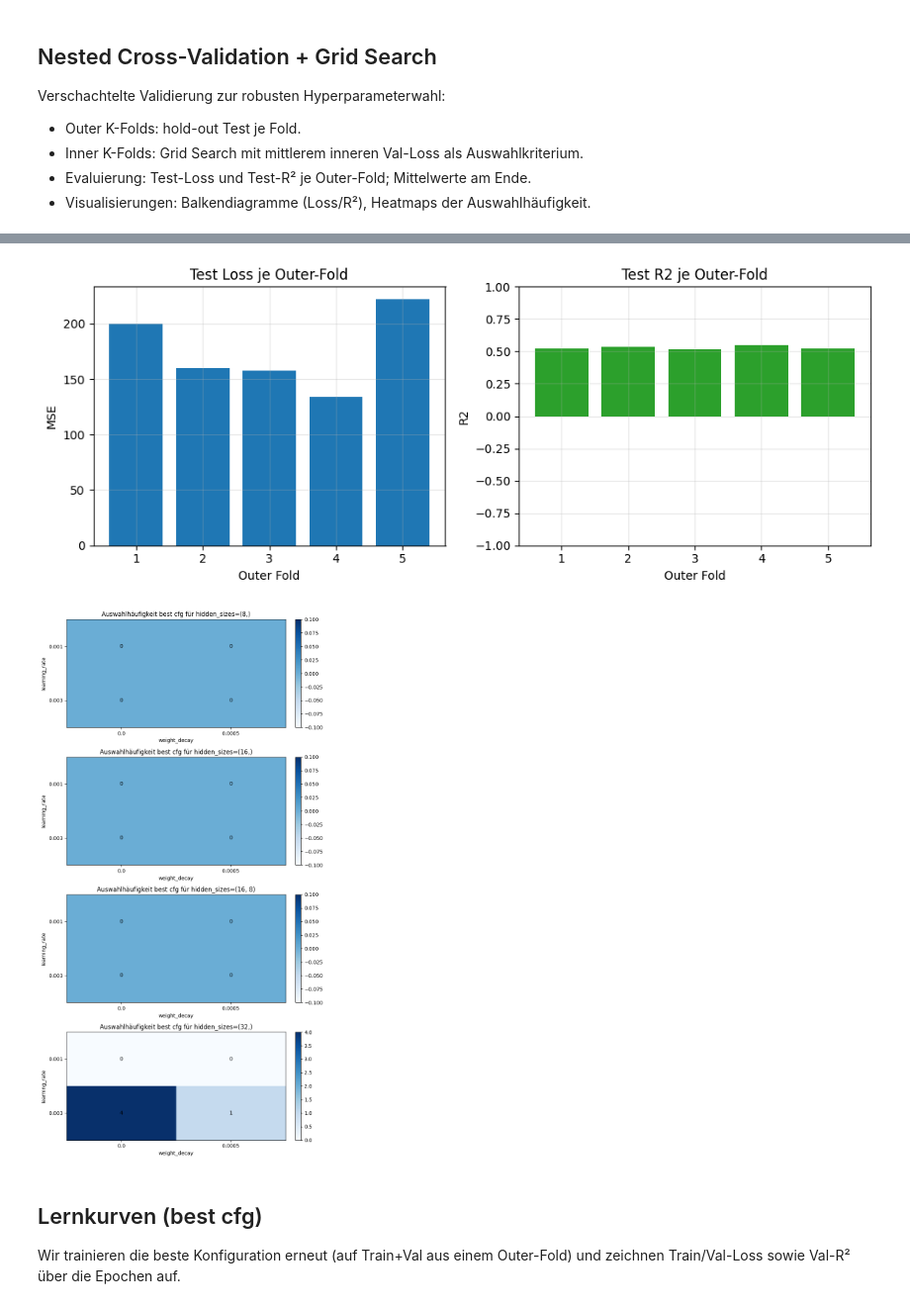
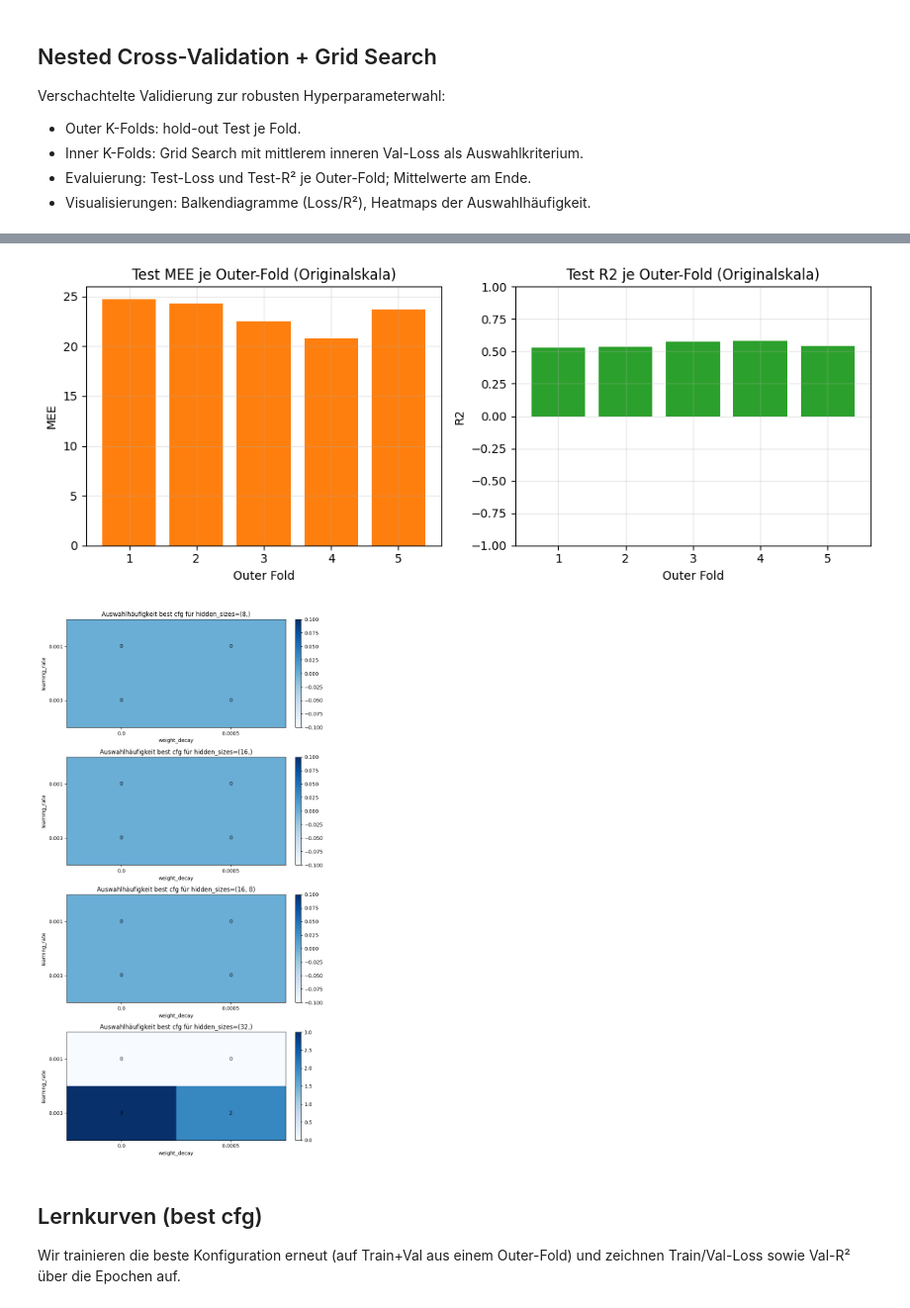
Before and after one commit to Mikael31/neural-network, a Jupyter notebook: cup dataset.ipynb, the cells around one changed output, grey strips where cells are left out. Shown at 99% size. Cells and saved outputs as stored; diff of their text form; code cells hidden in the pictures.

```diff
--- a/cup dataset.ipynb
+++ b/cup dataset.ipynb
@@ -34,7 +34,8 @@ def r2_score_np(y_true: np.ndarray, y_pred: np.ndarray) -> float:
 
 # Mean Euclidean Error (MEE) gemäß Wettbewerbsdefinition
 # E_MEE = (1/l) * sum_p ||o_p - t_p||_2
-# (auf Originalskala der Targets; wir standardisieren Targets NICHT)
+# (auf Originalskala der Targets; wir standardisieren Targets nur für Training,
+#  und 'unscale' für MEE/Abgabe)
 def mee_np(y_true: np.ndarray, y_pred: np.ndarray) -> float:
     diffs = y_pred.astype(np.float64) - y_true.astype(np.float64)
     dists = np.sqrt(np.sum(diffs ** 2, axis=1))  # L2 je Pattern über 4 Targets
@@ -47,6 +48,9 @@ def standardize_fit(X: np.ndarray):
 
 def standardize_apply(X: np.ndarray, mu: np.ndarray, sigma: np.ndarray):
     return (X - mu) / sigma
+
+def standardize_inverse(Xs: np.ndarray, mu: np.ndarray, sigma: np.ndarray):
+    return Xs * sigma + mu
 
 def build_model(input_dim: int, hidden_sizes, output_dim: int):
     layers = []
@@ -95,3 +99,12 @@ y  = df.iloc[:, -4:].astype(np.float32).to_numpy()
 X.shape, y.shape
 # %% [output]
 ((500, 12), (500, 4))
+# %%
+# Targets skalieren (für stabileres Training)
+y_mu, y_sigma = standardize_fit(y)
+y_s = standardize_apply(y, y_mu, y_sigma)
+
+print('y mean (raw):', y.mean(axis=0))
+print('y std  (raw):', y.std(axis=0))
+print('y mean (scaled):', y_s.mean(axis=0))
+print('y std  (scaled):', y_s.std(axis=0))
@@ -319,57 +376,52 @@ Mean Test R2  : 0.5290
 # Visualisierung der Outer-Fold-Ergebnisse und Grid-Häufigkeiten
 from collections import defaultdict
 
-fold_ids = [r['outer_fold']+1 for r in outer_results]
-test_losses = [r['test_loss'] for r in outer_results]
+fold_ids   = [r['outer_fold']+1 for r in outer_results]
+test_mees  = [r['test_mee'] for r in outer_results]
 test_r2s   = [r['test_r2']  for r in outer_results]
-test_mees  = [r['test_mee'] for r in outer_results]
 
-plt.figure(figsize=(14,4))
-plt.subplot(1,3,1)
-plt.bar(fold_ids, test_losses, color='tab:blue')
-plt.title('Test Loss je Outer-Fold')
-plt.xlabel('Outer Fold'); plt.ylabel('MSE'); plt.grid(alpha=0.3)
-plt.subplot(1,3,2)
+plt.figure(figsize=(10,4))
+plt.subplot(1,2,1)
+plt.bar(fold_ids, test_mees, color='tab:orange')
+plt.title('Test MEE je Outer-Fold (Originalskala)')
+plt.xlabel('Outer Fold'); plt.ylabel('MEE'); plt.grid(alpha=0.3)
+plt.subplot(1,2,2)
 plt.bar(fold_ids, test_r2s, color='tab:green')
-plt.title('Test R2 je Outer-Fold')
+plt.title('Test R2 je Outer-Fold (Originalskala)')
 plt.xlabel('Outer Fold'); plt.ylabel('R2'); plt.ylim(-1.0, 1.0); plt.grid(alpha=0.3)
-plt.subplot(1,3,3)
-plt.bar(fold_ids, test_mees, color='tab:orange')
-plt.title('Test MEE je Outer-Fold')
-plt.xlabel('Outer Fold'); plt.ylabel('MEE (Euclid.)'); plt.grid(alpha=0.3)
 plt.tight_layout(); plt.show()
 
 # Heatmap der Auswahlhäufigkeit (hidden_sizes vs (lr, wd))
 hs_list = sorted(list({tuple(cfg['hidden_sizes']) for cfg in grid_configs}))
 lr_list = sorted(list({cfg['learning_rate'] for cfg in grid_configs}))
 wd_list = sorted(list({cfg['weight_decay']  for cfg in grid_configs}))
 freq = defaultdict(int)
 for r in outer_results:
     cfg = r['best_cfg']
     key = (tuple(cfg['hidden_sizes']), cfg['learning_rate'], cfg['weight_decay'])
     freq[key] += 1
 
 n_rows = len(hs_list)
 fig, axes = plt.subplots(n_rows, 1, figsize=(8, 3.8*n_rows), squeeze=False)
 for i, hs in enumerate(hs_list):
     mat = np.zeros((len(lr_list), len(wd_list)), dtype=float)
     for rr, lr in enumerate(lr_list):
         for cc, wd in enumerate(wd_list):
             mat[rr, cc] = freq.get((hs, lr, wd), 0)
     ax = axes[i, 0]
     im = ax.imshow(mat, cmap='Blues', aspect='auto')
     ax.set_title(f'Auswahlhäufigkeit best cfg für hidden_sizes={hs}')
     ax.set_xticks(np.arange(len(wd_list))); ax.set_xticklabels([str(wd) for wd in wd_list])
     ax.set_yticks(np.arange(len(lr_list))); ax.set_yticklabels([str(lr) for lr in lr_list])
     ax.set_xlabel('weight_decay'); ax.set_ylabel('learning_rate')
     for rr in range(len(lr_list)):
         for cc in range(len(wd_list)):
             ax.text(cc, rr, f"{int(mat[rr, cc])}", ha='center', va='center', color='black')
     fig.colorbar(im, ax=ax, fraction=0.046, pad=0.04)
 plt.tight_layout(); plt.show()
 # %% [output]
-[figure, old version]
+[figure, new version]
-[figure, old version]
+[figure, new version]
 # %% [markdown]
 ## Lernkurven (best cfg)
 Wir trainieren die beste Konfiguration erneut (auf Train+Val aus einem Outer-Fold) und zeichnen Train/Val-Loss sowie Val-R² über die Epochen auf.
```
Also changed, not shown: parts of 7 cells of this notebook, 1 other file.
